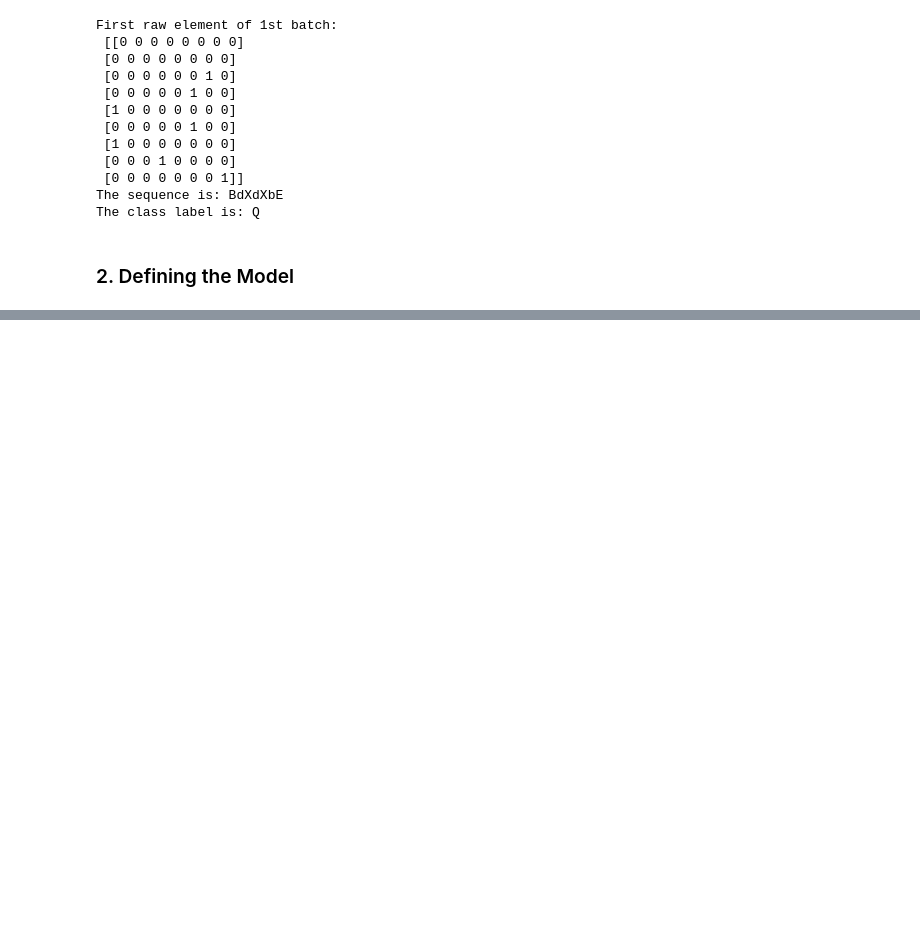
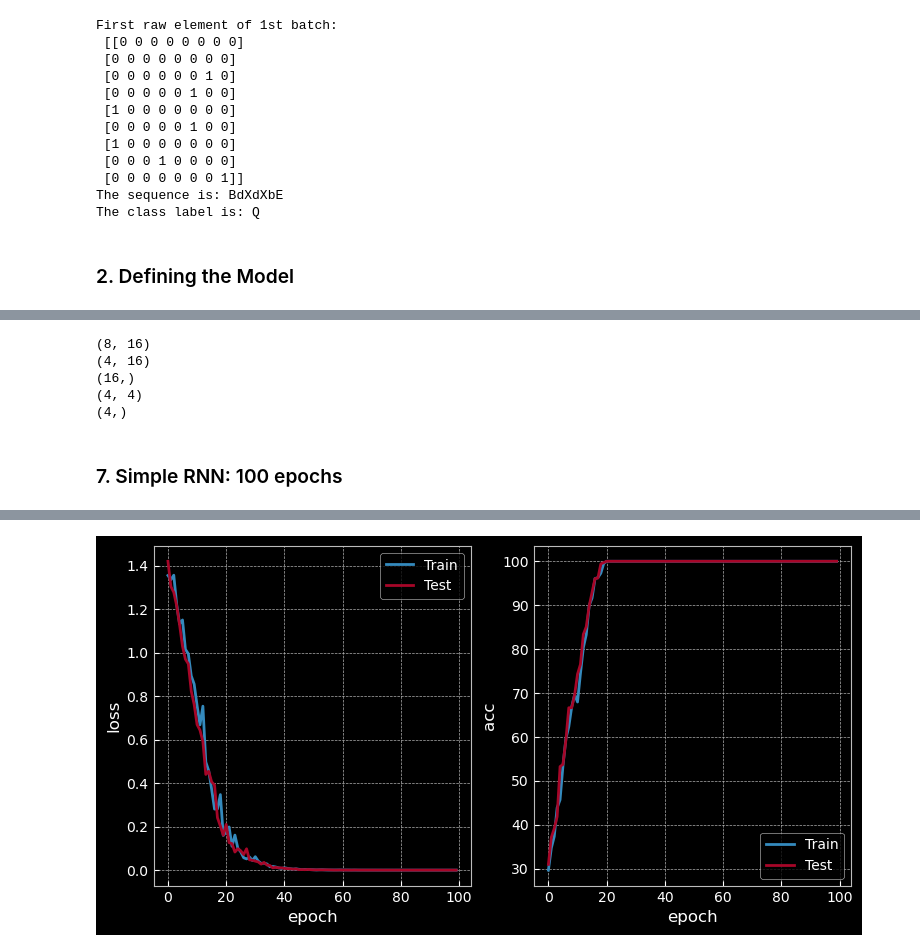
Before and after one commit to tpvt99/dl_nyu, a Jupyter notebook: 08_sequence_classification.ipynb, the cells around one changed output, grey strips where cells are left out. Saved outputs shown, nothing was run; the diff lists cells and outputs as text; code cells hidden in the pictures; blank space fills up the shorter version.

```diff
--- a/08_sequence_classification.ipynb
+++ b/08_sequence_classification.ipynb
@@ -160,0 +299,29 @@ set_default()
+# %%
+for parameter_group in model.trainable_variables:
+    print(parameter_group.shape)
+# %% [output]
+(8, 16)
+(4, 16)
+(16,)
+(4, 4)
+(4,)
+# %% [markdown]
+### 7. Simple RNN: 100 epochs
+# %%
+# Setup the training and test data generators
+difficulty     = QRSU.DifficultyLevel.EASY
+batch_size     = 32
+train_data_gen = QRSU.get_predefined_generator(difficulty, batch_size)
+test_data_gen  = QRSU.get_predefined_generator(difficulty, batch_size)
+
+input_size = train_data_gen.n_symbols
+hidden_size = 4
+output_size = train_data_gen.n_classes
+model = SimpleRNN(input_size, hidden_size, output_size)
+criterion = tf.keras.losses.CategoricalCrossentropy(from_logits=True)
+optimizer = tf.keras.optimizers.RMSprop()
+max_epochs = 100
+
+model = train_and_test(model, train_data_gen, test_data_gen, criterion,
+                      optimizer, max_epochs)
+# %% [output]
@@ -160,0 +345 @@ set_default()
+[figure, added]
```
Also changed, not shown: parts of 19 cells of this notebook, 2 other files.
